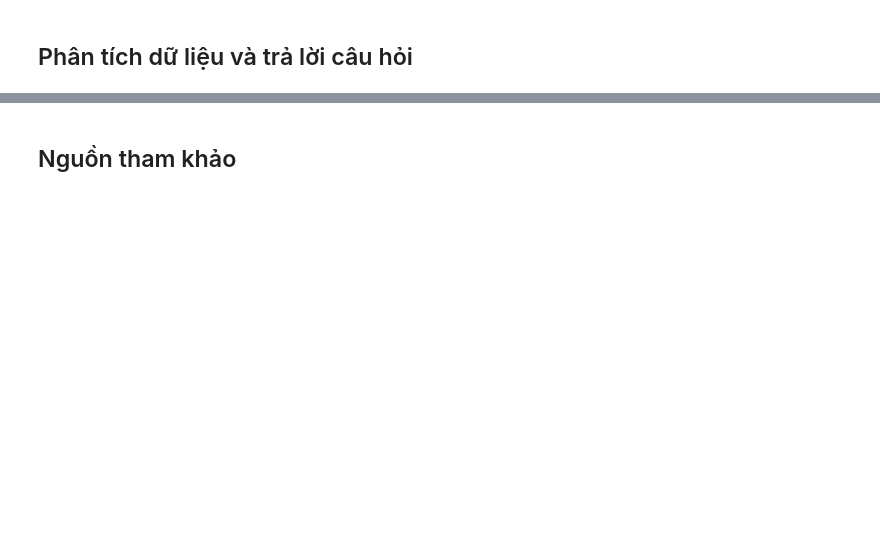
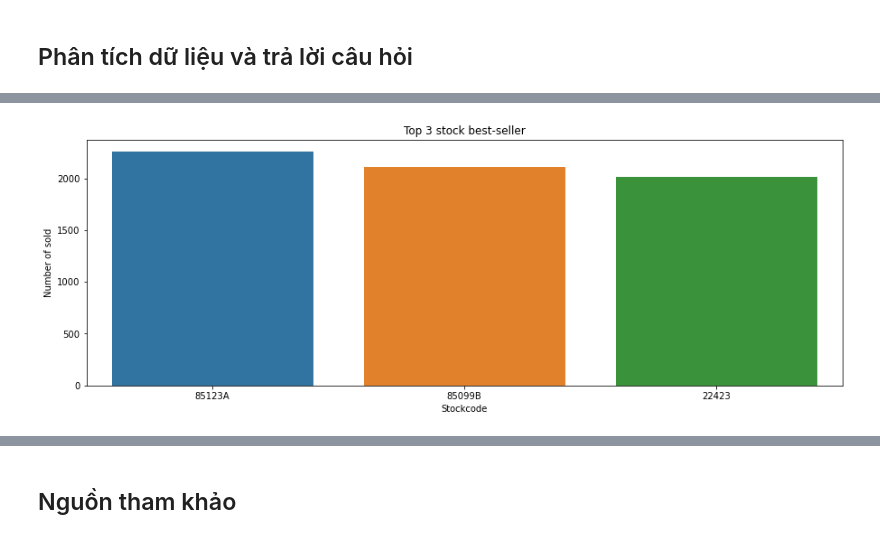
Before and after one commit to hudavn/G12-P4DS-Final, a Jupyter notebook: G12_FinalProject.ipynb, the cells around one changed output, grey strips where cells are left out. Drawn from its saved outputs; the diff is of its cells as text; code cells hidden in the pictures; blank space fills up the shorter version.

```diff
--- a/G12_FinalProject.ipynb
+++ b/G12_FinalProject.ipynb
@@ -220,0 +265,11 @@ Nhìn vào các giá trị ở cột <b>Description</b> bị thiếu, nhận th
+# %%
+stock_sold =  stock_question_data[['StockCode']][stock_question_data['Quantity'] > 0]
+top_3_stock = stock_sold.StockCode.value_counts().sort_values(ascending=False).head(3)
+plt.figure(figsize=(15,5))
+sns.barplot(x=top_3_stock.index, y=top_3_stock.values)
+plt.ylabel("Number of sold")
+plt.title("Top 3 stock best-seller")
+plt.xlabel("Stockcode")
+plt.show()
+# %% [output]
+[figure, added]
```
Also changed, not shown: parts of 30 cells of this notebook.
